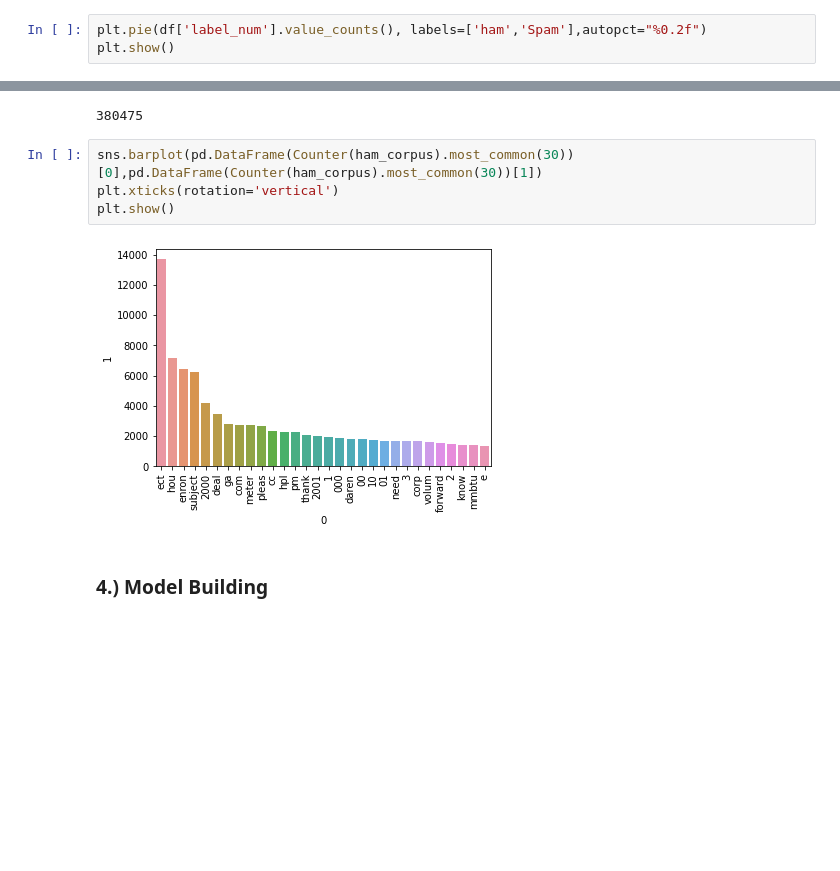
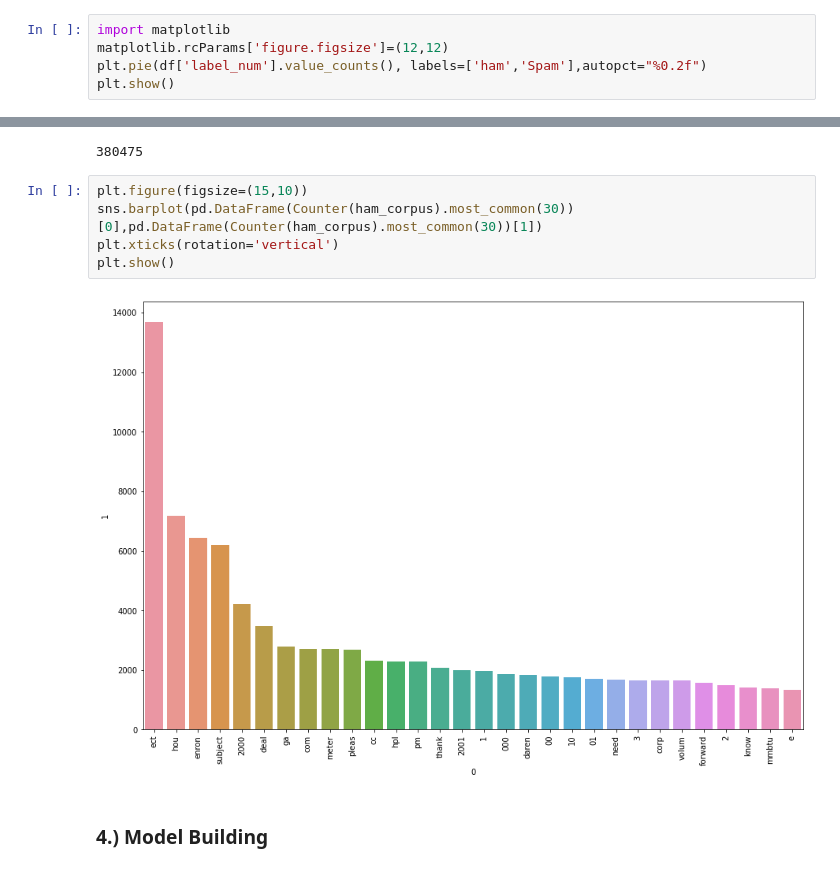
Before and after one commit to Ashutoshcs40all/code-cave, a Jupyter notebook: archive (2) email N2/Email Spam Classifier.ipynb, the cells around one changed output, grey strips where cells are left out. Saved outputs shown, nothing was run; the diff lists cells and outputs as text; blank space fills up the shorter version.

```diff
--- a/archive (2) email N2/Email Spam Classifier.ipynb
+++ b/archive (2) email N2/Email Spam Classifier.ipynb
@@ -102,6 +121,8 @@ df['label_num'].value_counts()
 1    1462
 Name: label_num, dtype: int64
 # %%
+import matplotlib
+matplotlib.rcParams['figure.figsize']=(12,12)
 plt.pie(df['label_num'].value_counts(), labels=['ham','Spam'],autopct="%0.2f")
 plt.show()
 # %% [output]
@@ -325,11 +348,12 @@ len(ham_corpus)
 # %% [output]
 380475
 # %%
+plt.figure(figsize=(15,10))
 sns.barplot(pd.DataFrame(Counter(ham_corpus).most_common(30))[0],pd.DataFrame(Counter(ham_corpus).most_common(30))[1])
 plt.xticks(rotation='vertical')
 plt.show()
 # %% [output]
-[figure, old version]
+[figure, new version]
 # %% [markdown]
 ### 4.) Model Building
 # %%
```
Also changed, not shown: parts of 38 cells of this notebook, 9 other files.
